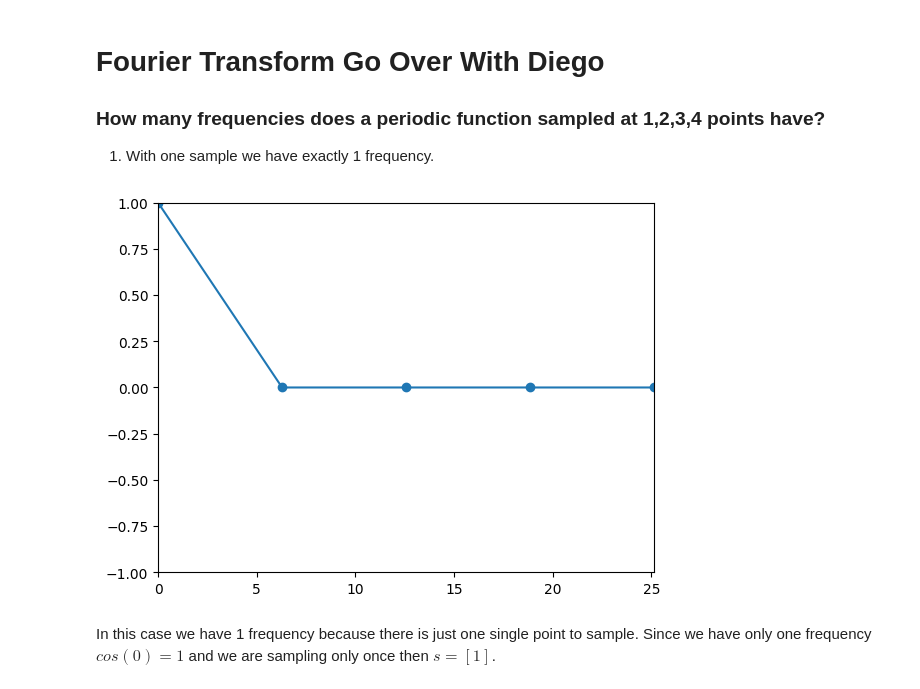
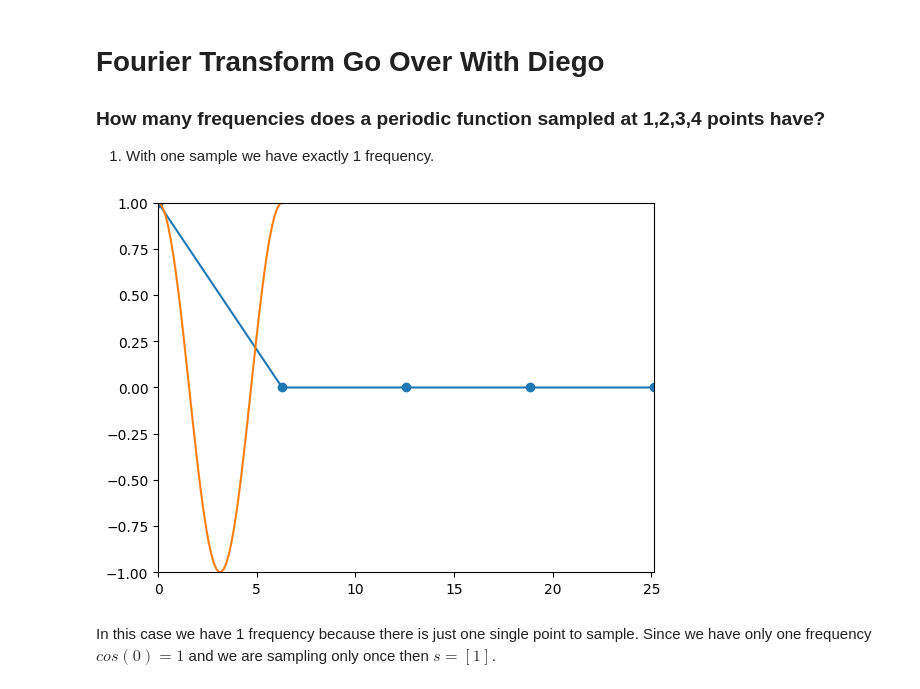
Before and after one commit to DylanReidRamelli/Bachelor-Project-2023, a Jupyter notebook: notebook/fourier.ipynb, the cells around one changed output. Saved outputs shown, nothing was run; the diff lists cells and outputs as text; code cells hidden in the pictures.

```diff
--- a/notebook/fourier.ipynb
+++ b/notebook/fourier.ipynb
@@ -7,20 +7,21 @@
 # %%
 import numpy as np
 import matplotlib.pyplot as plt
 # Period
 T = np.pi * 2
 
 # Domain
 x = np.linspace(0,T * 4,5)
 y = np.zeros_like(x)
 
 # Sample only one point at x->0.
 y[0] = np.cos(x[0])
 plt.plot(x,y, marker = 'o')
+plt.plot(np.linspace(0,T,),np.cos(np.linspace(0,T)))
 plt.axis([0, float(8 * np.pi),-1,1])
 plt.show()
 # %% [output]
-[figure, old version]
+[figure, new version]
 # %% [markdown]
 In this case we have 1 frequency because there is just one single point to sample.
 Since we have only one frequency $cos(0) = 1$ and we are sampling only once then $s = [1]$.
```
Also changed, not shown: parts of 7 cells of this notebook.
